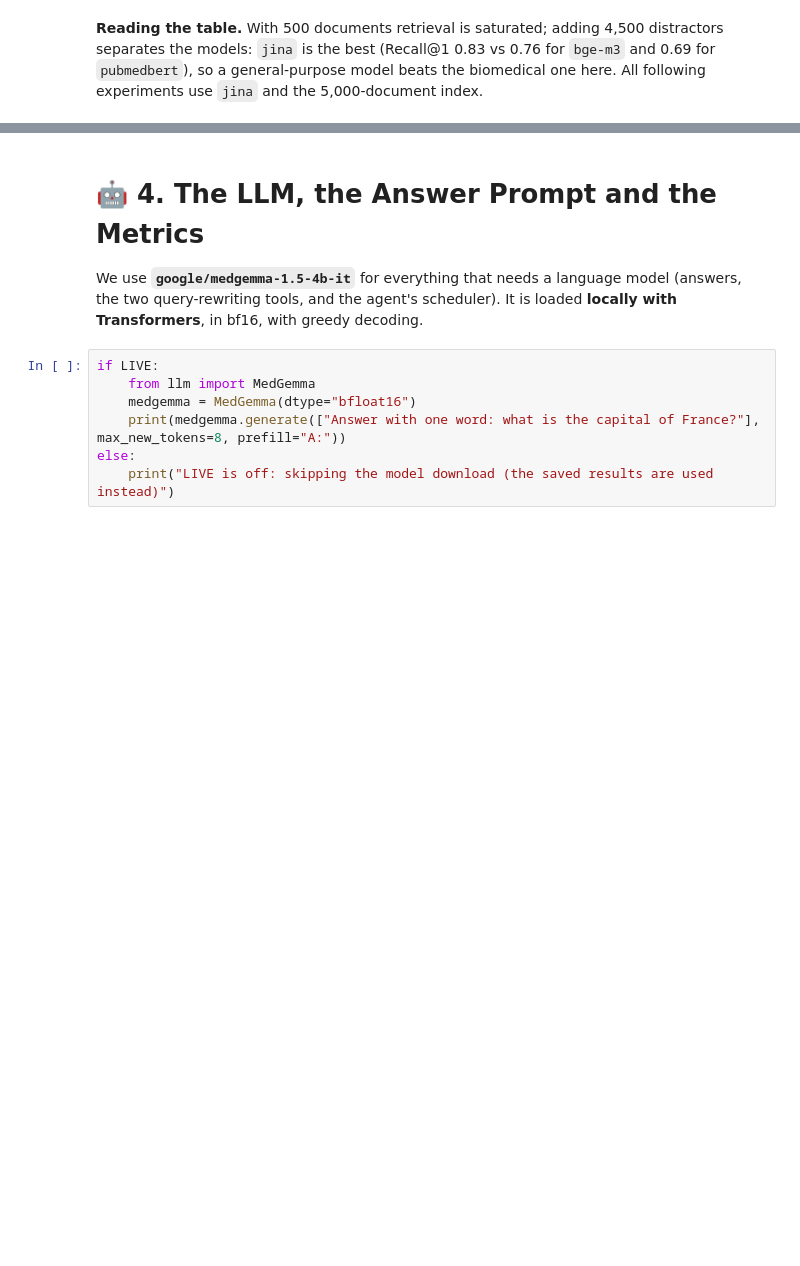
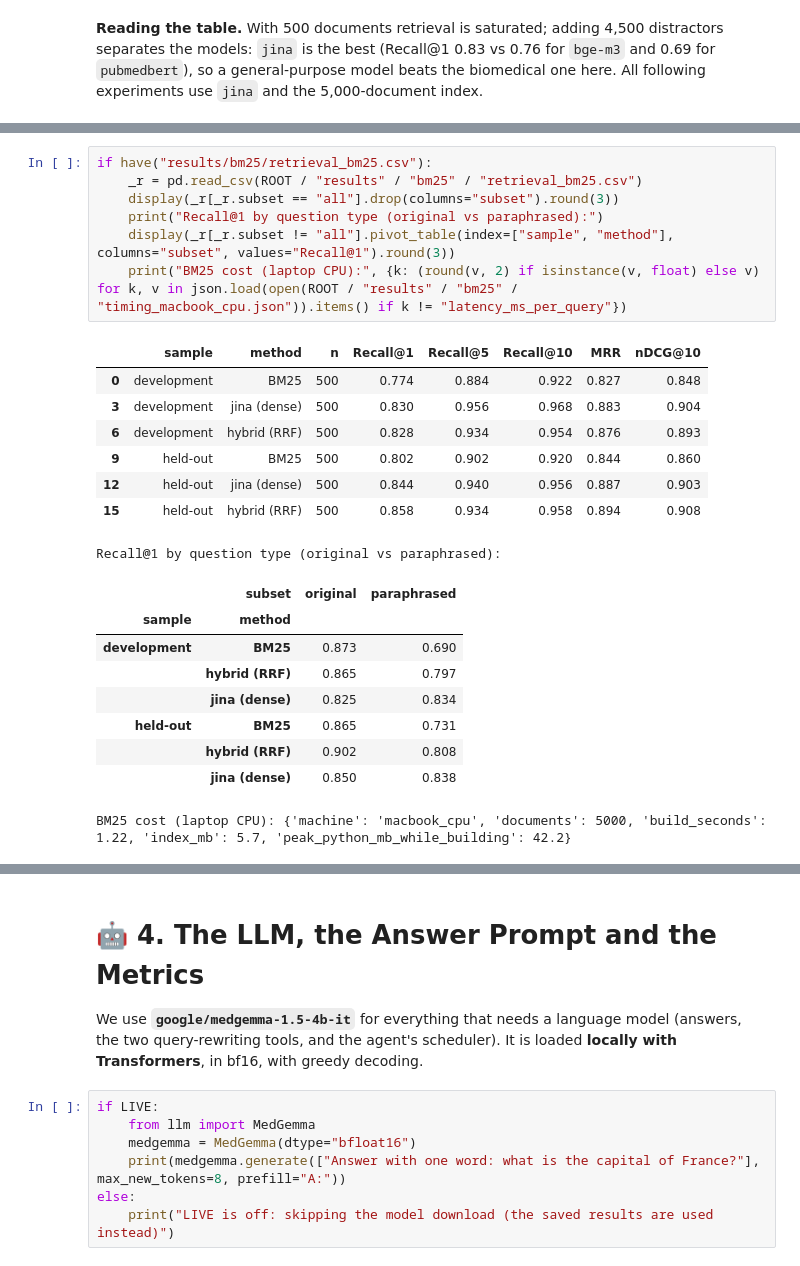
Before and after one commit to LuyaoMa-ace/biomedical-react-agent, a Jupyter notebook: notebook/PaperSearchQA_ReAct_Agent.ipynb, the cells around one changed output, grey strips where cells are left out. Saved outputs shown, nothing was run; the diff lists cells and outputs as text; blank space fills up the shorter version.

Commit message:
Stop at BM25/hybrid retrieval table: notebook, README, executed notebook

```diff
--- a/notebook/PaperSearchQA_ReAct_Agent.ipynb
+++ b/notebook/PaperSearchQA_ReAct_Agent.ipynb
@@ -182,0 +202,25 @@ All following experiments use `jina` and the 5,000-document index.
+# %%
+if have("results/bm25/retrieval_bm25.csv"):
+    _r = pd.read_csv(ROOT / "results" / "bm25" / "retrieval_bm25.csv")
+    display(_r[_r.subset == "all"].drop(columns="subset").round(3))
+    print("Recall@1 by question type (original vs paraphrased):")
+    display(_r[_r.subset != "all"].pivot_table(index=["sample", "method"], columns="subset", values="Recall@1").round(3))
+    print("BM25 cost (laptop CPU):", {k: (round(v, 2) if isinstance(v, float) else v) for k, v in json.load(open(ROOT / "results" / "bm25" / "timing_macbook_cpu.json")).items() if k != "latency_ms_per_query"})
+# %% [output]
+|  | sample | method | n | Recall@1 | Recall@5 | Recall@10 | MRR | nDCG@10 |
+| 0 | development | BM25 | 500 | 0.774 | 0.884 | 0.922 | 0.827 | 0.848 |
+| 3 | development | jina (dense) | 500 | 0.830 | 0.956 | 0.968 | 0.883 | 0.904 |
+| 6 | development | hybrid (RRF) | 500 | 0.828 | 0.934 | 0.954 | 0.876 | 0.893 |
+| 9 | held-out | BM25 | 500 | 0.802 | 0.902 | 0.920 | 0.844 | 0.860 |
+| 12 | held-out | jina (dense) | 500 | 0.844 | 0.940 | 0.956 | 0.887 | 0.903 |
+| 15 | held-out | hybrid (RRF) | 500 | 0.858 | 0.934 | 0.958 | 0.894 | 0.908 |
+Recall@1 by question type (original vs paraphrased):
+|  | subset | original | paraphrased |
+| sample | method |  |  |
+| development | BM25 | 0.873 | 0.690 |
+|  | hybrid (RRF) | 0.865 | 0.797 |
+|  | jina (dense) | 0.825 | 0.834 |
+| held-out | BM25 | 0.865 | 0.731 |
+|  | hybrid (RRF) | 0.902 | 0.808 |
+|  | jina (dense) | 0.850 | 0.838 |
+BM25 cost (laptop CPU): {'machine': 'macbook_cpu', 'documents': 5000, 'build_seconds': 1.22, 'index_mb': 5.7, 'peak_python_mb_while_building': 42.2}
```
Also changed, not shown: parts of 5 cells of this notebook, 2 other files.
